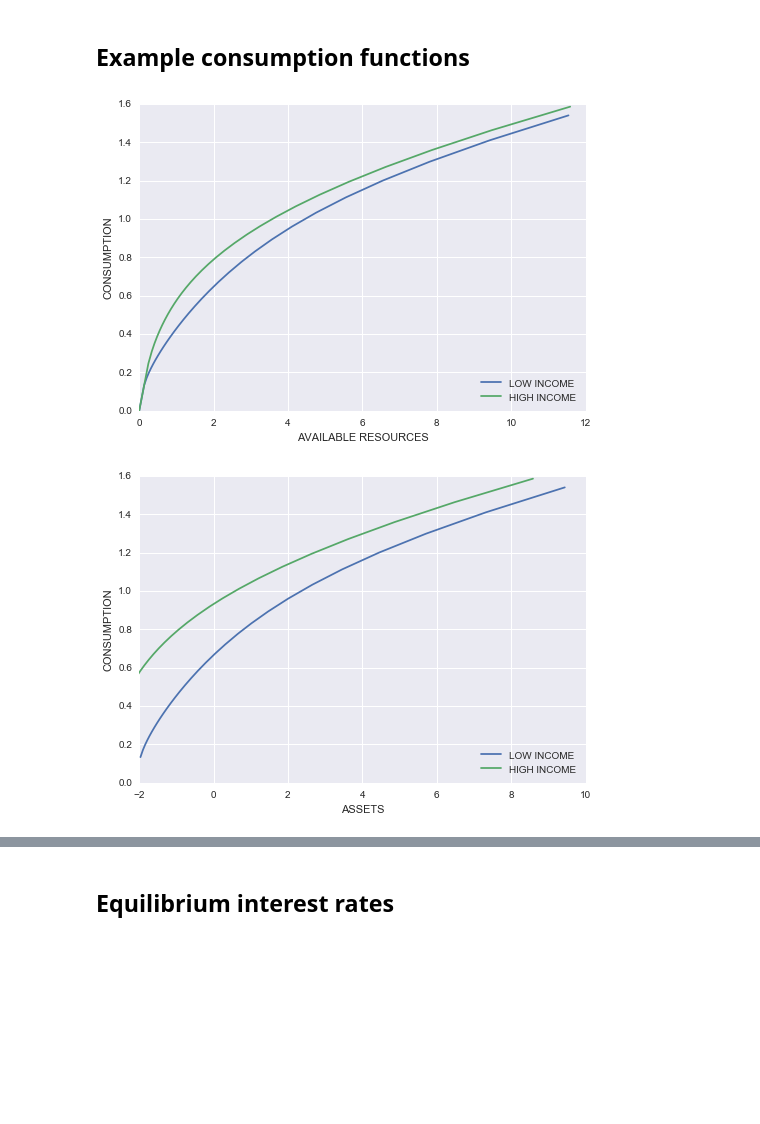
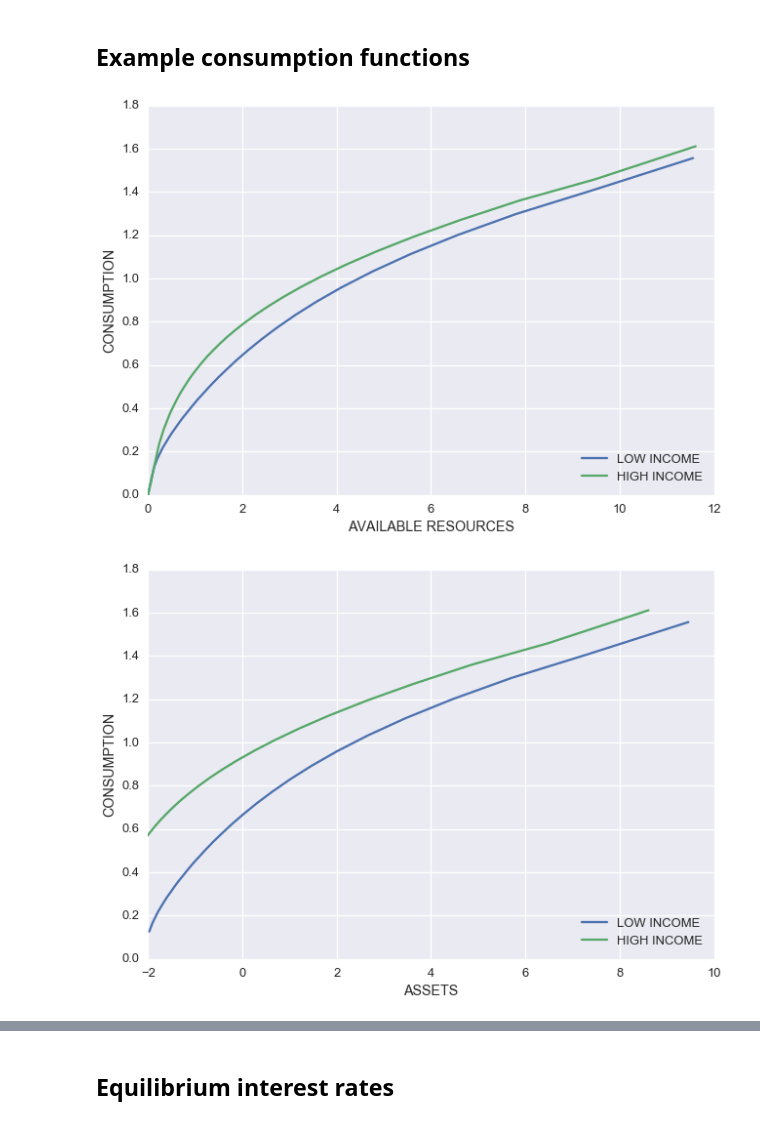
Before and after one commit to stanmart/ma-thesis-ceu, a Jupyter notebook: huggett/huggett_nb_prof.ipynb, the cells around one changed output, grey strips where cells are left out. Drawn from its saved outputs; the diff is of its cells as text; code cells hidden in the pictures; blank space fills up the shorter version.

```diff
--- a/huggett/huggett_nb_prof.ipynb
+++ b/huggett/huggett_nb_prof.ipynb
@@ -19,18 +19,23 @@ import matplotlib.pyplot as plt
 import pandas as pd
 from concurrent.futures import ProcessPoolExecutor
 
-from huggett import (get_policy_functions,
+from huggett_oner import (get_policy_functions,
                      excess_asset_demand,
                      get_excess_asset_demand,
                      get_eq_r,
-                     get_eq_rl,
+                     get_eq_r_het,
+                     get_asset_distribution,
                      paramfun,
-                     paramfun2,
+                     paramfun3,
                      SHOCKS
                      )
 
+%load_ext autoreload
+%autoreload 2
+
 import seaborn as sns
 sns.set_style("darkgrid")
+sns.set_context('talk')
 # %% [markdown]
 ## Constants
 # %%
@@ -51,40 +56,40 @@ PARAMS = [[{'beta': beta,
 # %% [markdown]
 ## Example consumption functions
 # %%
-GRIDS = get_policy_functions(0, 0, PARAMS[2][2])
+GRIDS = get_policy_functions(0, PARAMS[2][2])
 
 plt.figure()
 plt.plot(np.vstack((np.zeros((1, 2)), GRIDS['m'])),
          np.vstack((np.zeros((1, 2)), GRIDS['c']))
          )
 plt.xlabel('AVAILABLE RESOURCES')
 plt.ylabel('CONSUMPTION')
 plt.legend(['LOW INCOME', 'HIGH INCOME'], loc=4)
 plt.show()
 
 plt.figure()
 plt.plot(GRIDS['s'],
          GRIDS['c']
          )
 plt.xlabel('ASSETS')
 plt.ylabel('CONSUMPTION')
 plt.legend(['LOW INCOME', 'HIGH INCOME'], loc=4)
 plt.xlim((-2, 10))
 plt.show()
 
 plt.figure()
 plt.plot(GRIDS['s'],
          np.transpose(np.tile(GRIDS['a'], (2,1)))
          )
 plt.plot([-2, 10], [-2, 10])
 plt.xlabel('BEGINNING OF PERIOD ASSETS')
 plt.ylabel('END OF PERIOD ASSETS')
 plt.legend(['LOW INCOME', 'HIGH INCOME'], loc=4)
 plt.xlim((-2, 10))
 plt.show()
 # %% [output]
-[figure, old version]
+[figure, new version]
-[figure, old version]
+[figure, new version]
 [figure]
 # %% [markdown]
 ## Equilibrium interest rates
```
Also changed, not shown: parts of 17 cells of this notebook, 4 other files.
